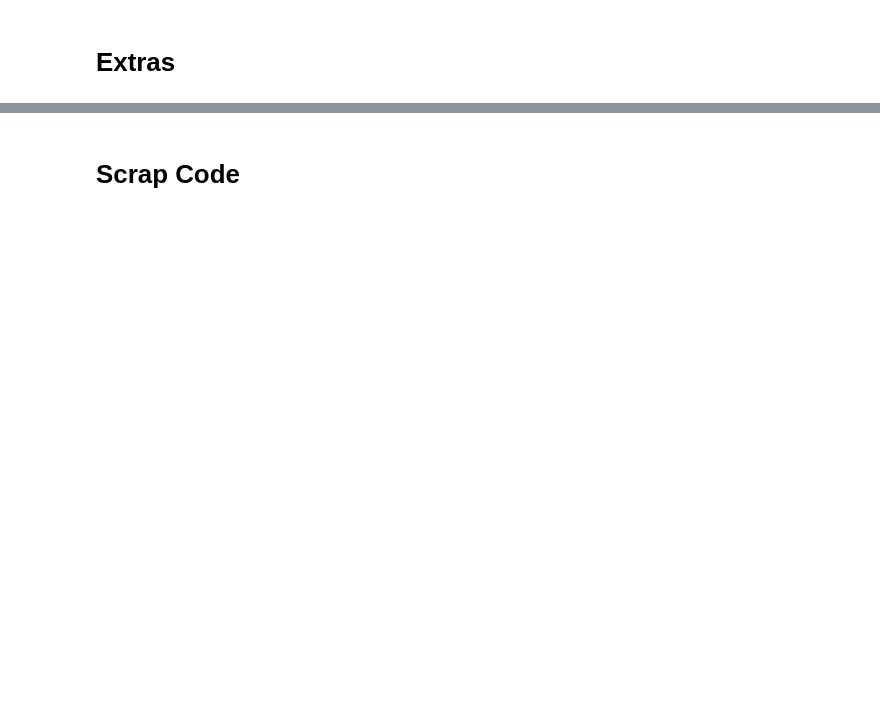
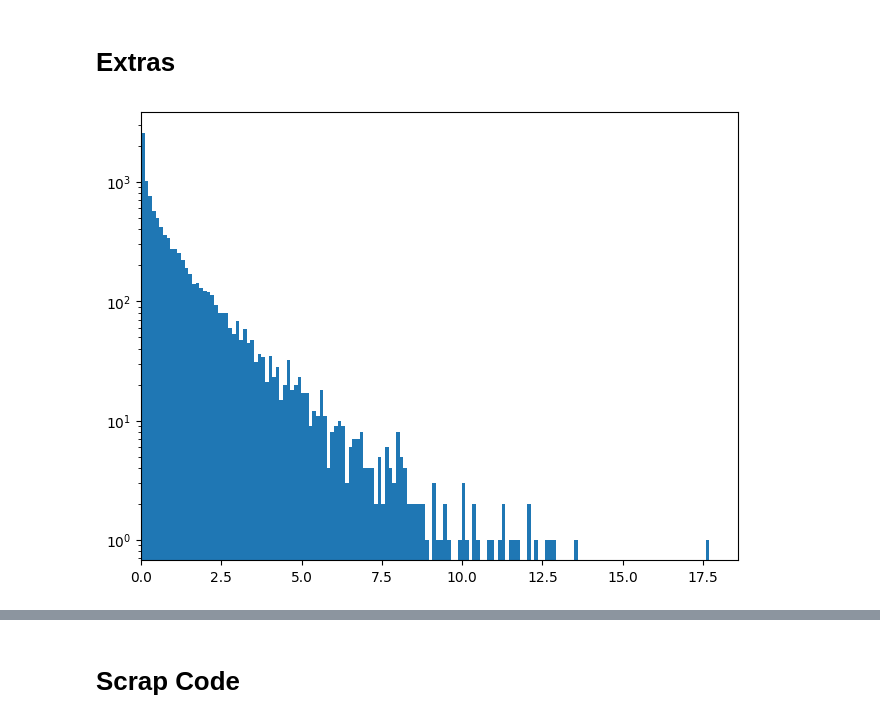
Before and after one commit to nacrocker/automated-segmentation, a Jupyter notebook: maxtree_tests_with_synthetic_data_and_noise.ipynb, the cells around one changed output, grey strips where cells are left out. Saved outputs shown, nothing was run; the diff lists cells and outputs as text; code cells hidden in the pictures; blank space fills up the shorter version.

```diff
--- a/maxtree_tests_with_synthetic_data_and_noise.ipynb
+++ b/maxtree_tests_with_synthetic_data_and_noise.ipynb
@@ -1491,2 +1866,17 @@ show_top_components_rank_and_gain(sp,saved[CompToSave]['mxgnndslabeltopfill'],sa
 # %% [markdown]
 # Extras
+# %%
+# @title statistical explorations
+import numpy as np
+import matplotlib.pyplot as plt
+
+ndegfreedom=1
+rng = lambda size: np.random.default_rng().chisquare(df=ndegfreedom,size=size)
+
+fig =  plt.figure(layout='constrained')
+ax = fig.add_subplot()
+_=ax.hist(rng(10000),bins='auto')
+ax.set_xlim(xmin=0)
+ax.set_yscale('log')
+# %% [output]
+[figure, added]
```
Also changed, not shown: parts of 10 cells of this notebook.
